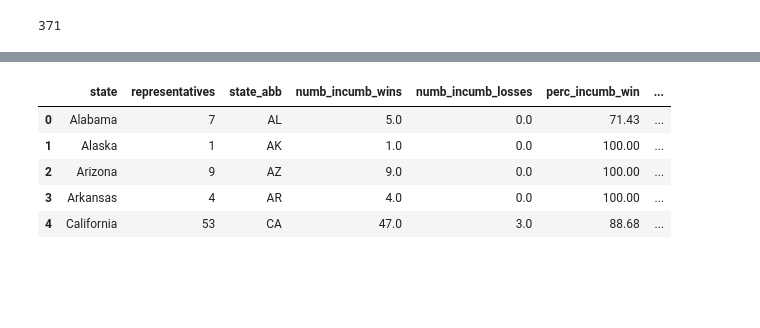
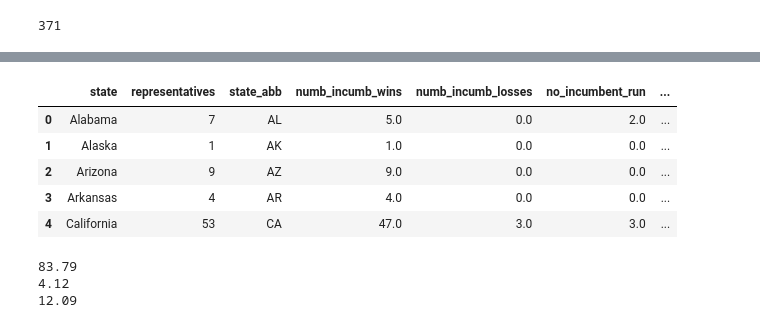
Before and after one commit to nss-data-science-cohort-5/webscraping_open_secrets-silver-ish-sharks, a Jupyter notebook: notebooks/Analyses_Conrad.ipynb, the cells around one changed output, grey strips where cells are left out. Saved outputs shown, nothing was run; the diff lists cells and outputs as text; code cells hidden in the pictures; blank space fills up the shorter version.

```diff
--- a/notebooks/Analyses_Conrad.ipynb
+++ b/notebooks/Analyses_Conrad.ipynb
@@ -140,13 +140,29 @@ incumbent_lost
 # %%
 incumbent_agg = pd.merge(incumbent_agg, incumbent_lost, how="outer").fillna(value = 0)
 
+incumbent_agg['no_incumbent_run'] = incumbent_agg['representatives'] - incumbent_agg['numb_incumb_wins'] - incumbent_agg['numb_incumb_losses']
 incumbent_agg['perc_incumb_win'] = (incumbent_agg['numb_incumb_wins']/incumbent_agg['representatives'] * 100).round(decimals=2)
-incumbent_agg['per_incumbent_loss'] = (incumbent_agg['numb_incumb_losses']/incumbent_agg['representatives'] * 100).round(decimals=2)
+incumbent_agg['perc_incumb_loss'] = (incumbent_agg['numb_incumb_losses']/incumbent_agg['representatives'] * 100).round(decimals=2)
+incumbent_agg['perc_no_incumb_run'] = (incumbent_agg['no_incumbent_run']/incumbent_agg['representatives'] * 100).round(decimals=2)
+
 incumbent_agg.head()
 # %% [output]
-|  | state | representatives | state_abb | numb_incumb_wins | numb_incumb_losses | perc_incumb_win | ... |
-| 0 | Alabama | 7 | AL | 5.0 | 0.0 | 71.43 | ... |
-| 1 | Alaska | 1 | AK | 1.0 | 0.0 | 100.00 | ... |
-| 2 | Arizona | 9 | AZ | 9.0 | 0.0 | 100.00 | ... |
-| 3 | Arkansas | 4 | AR | 4.0 | 0.0 | 100.00 | ... |
-| 4 | California | 53 | CA | 47.0 | 3.0 | 88.68 | ... |
+|  | state | representatives | state_abb | numb_incumb_wins | numb_incumb_losses | no_incumbent_run | ... |
+| 0 | Alabama | 7 | AL | 5.0 | 0.0 | 2.0 | ... |
+| 1 | Alaska | 1 | AK | 1.0 | 0.0 | 0.0 | ... |
+| 2 | Arizona | 9 | AZ | 9.0 | 0.0 | 0.0 | ... |
+| 3 | Arkansas | 4 | AR | 4.0 | 0.0 | 0.0 | ... |
+| 4 | California | 53 | CA | 47.0 | 3.0 | 3.0 | ... |
+# %%
+all_incumb_win_perc = (incumbent_agg['perc_incumb_win'].sum() / incumbent_agg['perc_incumb_win'].count()).round(decimals=2)
+print(all_incumb_win_perc)
+
+all_incumb_loss_perc = (incumbent_agg['perc_incumb_loss'].sum() / incumbent_agg['perc_incumb_loss'].count()).round(decimals=2)
+print(all_incumb_loss_perc)
+
+all_no_incumb_run_perc = (incumbent_agg['perc_no_incumb_run'].sum() / incumbent_agg['perc_no_incumb_run'].count()).round(decimals=2)
+print(all_no_incumb_run_perc)
+# %% [output]
+83.79
+4.12
+12.09
```
Also changed, not shown: parts of 9 cells of this notebook.
